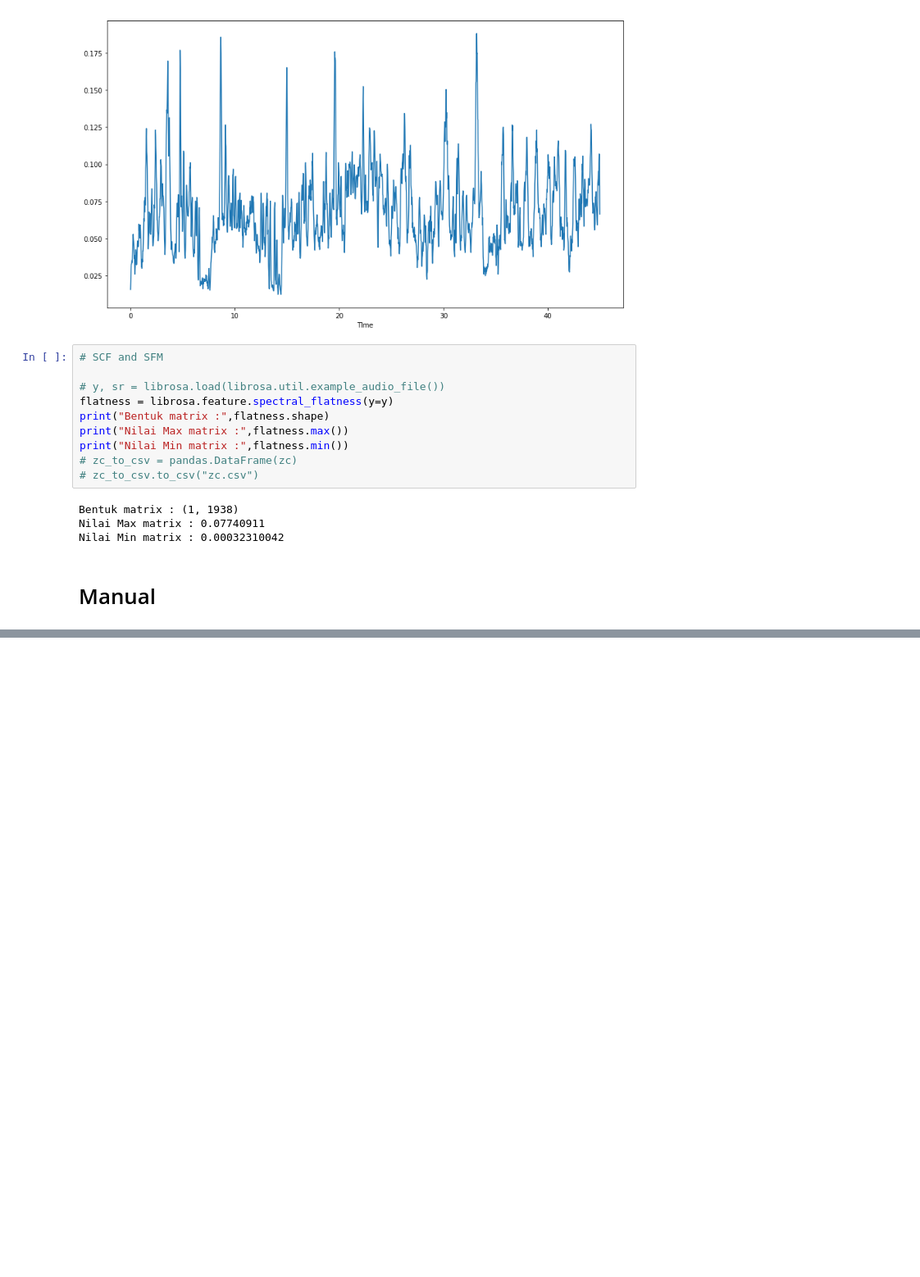
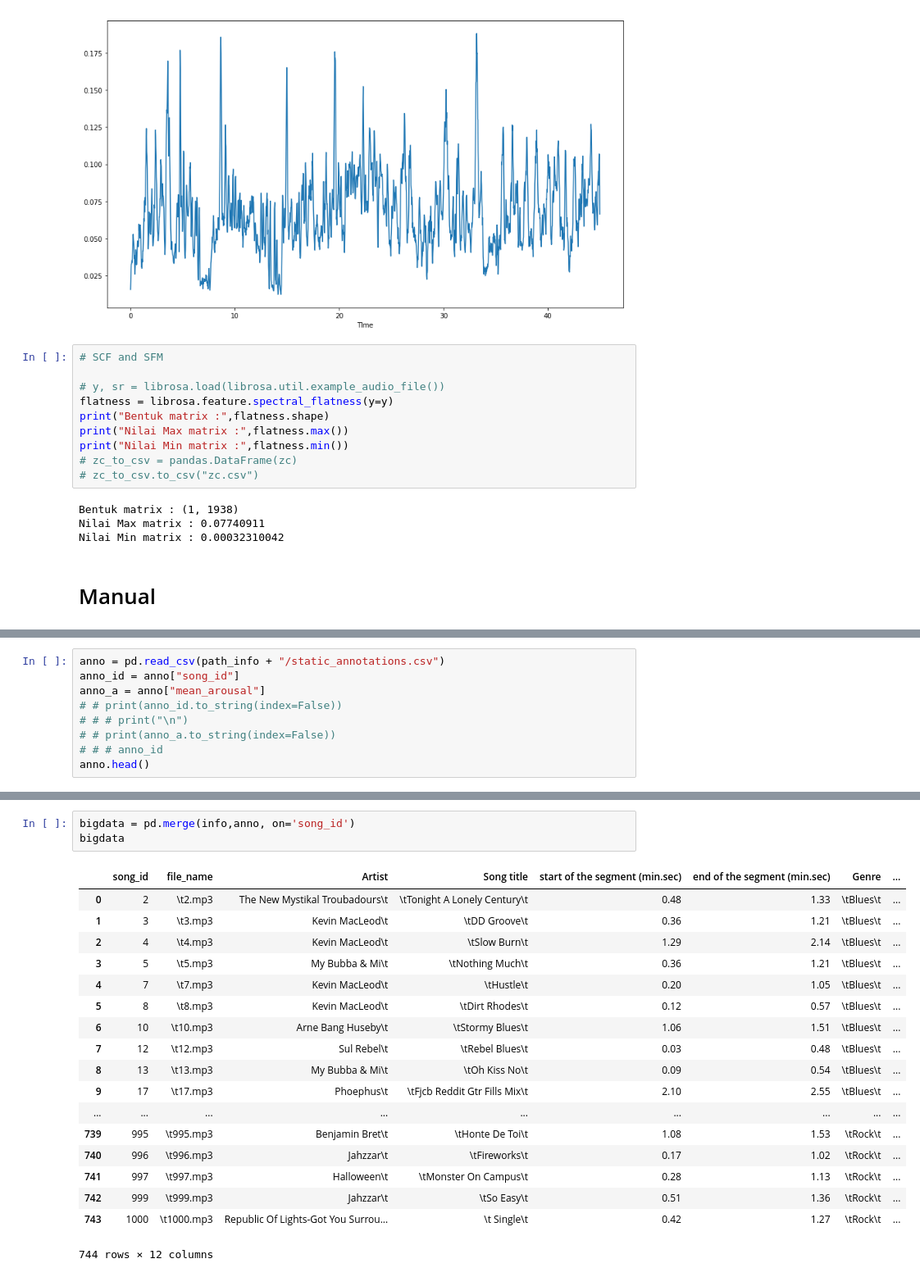
Before and after one commit to TegarSU/AsikYesAjigile, a Jupyter notebook: TryFeature.ipynb, the cells around one changed output, grey strips where cells are left out. Shown at 82% size. Cells and saved outputs as stored; diff of their text form; blank space fills up the shorter version.

```diff
--- a/TryFeature.ipynb
+++ b/TryFeature.ipynb
@@ -349,0 +331,9 @@ NameError: name 'ax1' is not defined
+# %%
+anno = pd.read_csv(path_info + "/static_annotations.csv")
+anno_id = anno["song_id"]
+anno_a = anno["mean_arousal"]
+# # print(anno_id.to_string(index=False))
+# # # print("\n")
+# # print(anno_a.to_string(index=False))
+# # # anno_id
+anno.head()
@@ -349,0 +361,22 @@ NameError: name 'ax1' is not defined
+# %%
+bigdata = pd.merge(info,anno, on='song_id')
+bigdata
+# %% [output]
+|  | song_id | file_name | Artist | Song title | start of the segment (min.sec) | end of the segment (min.sec) | Genre | ... |
+| 0 | 2 | \t2.mp3 | The New Mystikal Troubadours\t | \tTonight A Lonely Century\t | 0.48 | 1.33 | \tBlues\t | ... |
+| 1 | 3 | \t3.mp3 | Kevin MacLeod\t | \tDD Groove\t | 0.36 | 1.21 | \tBlues\t | ... |
+| 2 | 4 | \t4.mp3 | Kevin MacLeod\t | \tSlow Burn\t | 1.29 | 2.14 | \tBlues\t | ... |
+| 3 | 5 | \t5.mp3 | My Bubba & Mi\t | \tNothing Much\t | 0.36 | 1.21 | \tBlues\t | ... |
+| 4 | 7 | \t7.mp3 | Kevin MacLeod\t | \tHustle\t | 0.20 | 1.05 | \tBlues\t | ... |
+| 5 | 8 | \t8.mp3 | Kevin MacLeod\t | \tDirt Rhodes\t | 0.12 | 0.57 | \tBlues\t | ... |
+| 6 | 10 | \t10.mp3 | Arne Bang Huseby\t | \tStormy Blues\t | 1.06 | 1.51 | \tBlues\t | ... |
+| 7 | 12 | \t12.mp3 | Sul Rebel\t | \tRebel Blues\t | 0.03 | 0.48 | \tBlues\t | ... |
+| 8 | 13 | \t13.mp3 | My Bubba & Mi\t | \tOh Kiss No\t | 0.09 | 0.54 | \tBlues\t | ... |
+| 9 | 17 | \t17.mp3 | Phoephus\t | \tFjcb Reddit Gtr Fills Mix\t | 2.10 | 2.55 | \tBlues\t | ... |
+| ... | ... | ... | ... | ... | ... | ... | ... | ... |
+| 739 | 995 | \t995.mp3 | Benjamin Bret\t | \tHonte De Toi\t | 1.08 | 1.53 | \tRock\t | ... |
+| 740 | 996 | \t996.mp3 | Jahzzar\t | \tFireworks\t | 0.17 | 1.02 | \tRock\t | ... |
+| 741 | 997 | \t997.mp3 | Halloween\t | \tMonster On Campus\t | 0.28 | 1.13 | \tRock\t | ... |
+| 742 | 999 | \t999.mp3 | Jahzzar\t | \tSo Easy\t | 0.51 | 1.36 | \tRock\t | ... |
+| 743 | 1000 | \t1000.mp3 | Republic Of Lights-Got You Surrou... | \t Single\t | 0.42 | 1.27 | \tRock\t | ... |
+744 rows × 12 columns
```
Also changed, not shown: parts of 23 cells of this notebook.
